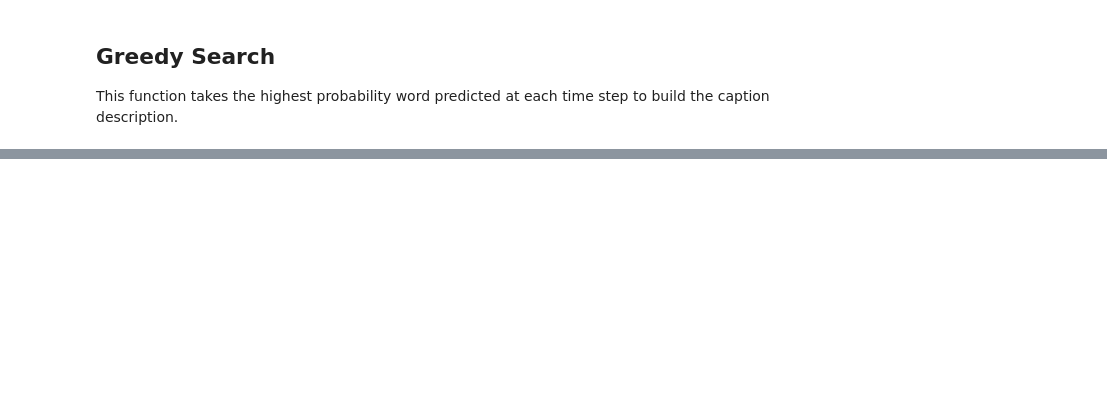
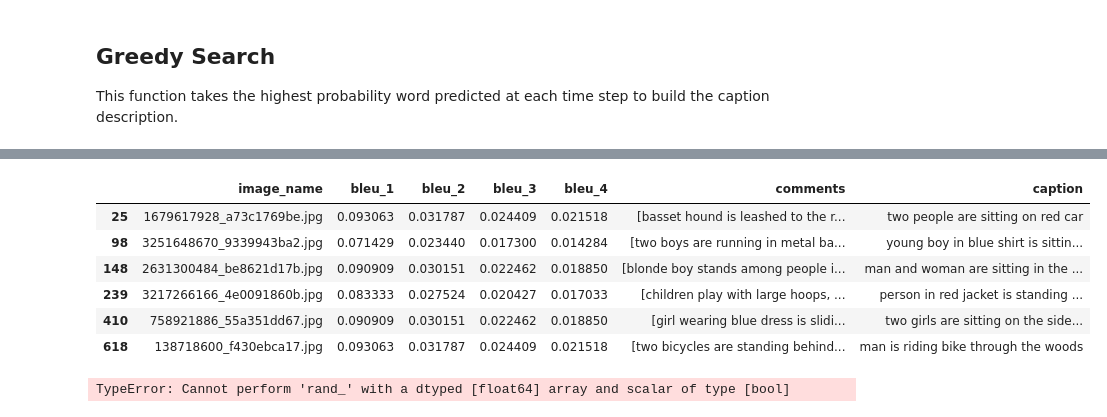
Before and after one commit to roger-yu-ds/image_captioning_neural_network, a Jupyter notebook: notebooks/AT3_MeanGirls_Base.ipynb, the cells around one changed output, grey strips where cells are left out. Saved outputs shown, nothing was run; the diff lists cells and outputs as text; code cells hidden in the pictures; blank space fills up the shorter version.

```diff
--- a/notebooks/AT3_MeanGirls_Base.ipynb
+++ b/notebooks/AT3_MeanGirls_Base.ipynb
@@ -671,0 +636,3 @@ drive.mount('/content/drive')
+# %%
+colab_prefix = ''
+root_directory = '/home/ubuntu/datasets/'
@@ -904,3 +908,18 @@ plot_images(results_df, 'good')
+# %%
+results_df.loc[(results_df['bleu_1'] > 0) & (results_df['bleu_1'] < 0.1)]
+# %% [output]
+|  | image_name | bleu_1 | bleu_2 | bleu_3 | bleu_4 | comments | caption |
+| 25 | 1679617928_a73c1769be.jpg | 0.093063 | 0.031787 | 0.024409 | 0.021518 | [basset hound is leashed to the r... | two people are sitting on red car |
+| 98 | 3251648670_9339943ba2.jpg | 0.071429 | 0.023440 | 0.017300 | 0.014284 | [two boys are running in metal ba... | young boy in blue shirt is sittin... |
+| 148 | 2631300484_be8621d17b.jpg | 0.090909 | 0.030151 | 0.022462 | 0.018850 | [blonde boy stands among people i... | man and woman are sitting in the ... |
+| 239 | 3217266166_4e0091860b.jpg | 0.083333 | 0.027524 | 0.020427 | 0.017033 | [children play with large hoops, ... | person in red jacket is standing ... |
+| 410 | 758921886_55a351dd67.jpg | 0.090909 | 0.030151 | 0.022462 | 0.018850 | [girl wearing blue dress is slidi... | two girls are sitting on the side... |
+| 618 | 138718600_f430ebca17.jpg | 0.093063 | 0.031787 | 0.024409 | 0.021518 | [two bicycles are standing behind... | man is riding bike through the woods |
+# %%
+results_df[(results_df['bleu_'+str(1)] > 0 &
+                                    results_df['bleu_'+str(1) ] <= 1)]
+# %% [output]
+TypeError: Cannot perform 'rand_' with a dtyped [float64] array and scalar of type [bool]
 # %%
 Ctrl shift i put in console to keep connected
 function ConnectButton(){
```
Also changed, not shown: parts of 51 cells of this notebook.
